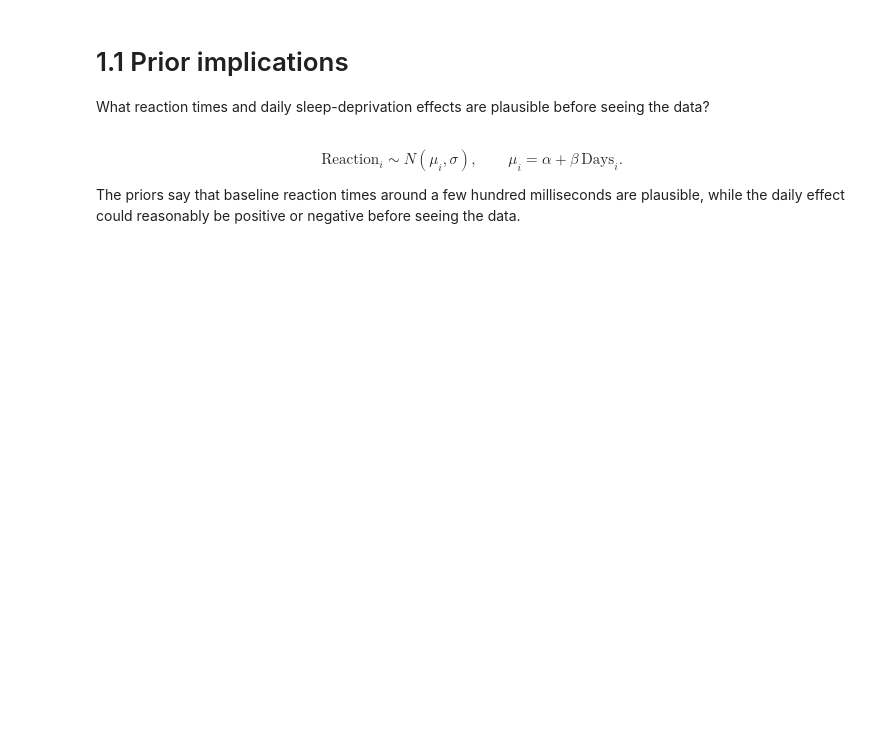
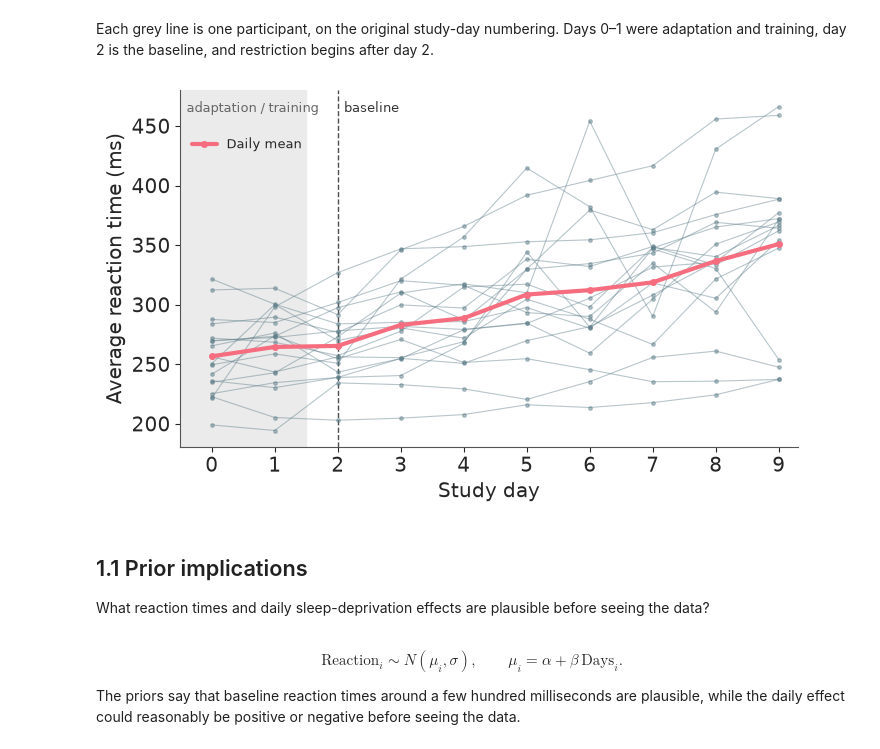
Before and after one commit to opherdonchin/BayesShortCourse, a Jupyter notebook: sleep/solved/01_linear_baseline.ipynb, the cells around one changed output. Saved outputs shown, nothing was run; the diff lists cells and outputs as text; code cells hidden in the pictures; blank space fills up the shorter version.

```diff
--- a/sleep/solved/01_linear_baseline.ipynb
+++ b/sleep/solved/01_linear_baseline.ipynb
@@ -20,17 +22,32 @@ This course pins PyMC, modular ArviZ, and Bambi for reproducibility because thei
 import numpy as np
 import pandas as pd
 import matplotlib.pyplot as plt
-import bambi as bmb
+from matplotlib.lines import Line2D
+from matplotlib.patches import Patch
+import xarray as xr
+from pymc.stats.log_density import compute_log_density
 import pymc as pm
 import arviz_base as azb
+import arviz_plots as azp
 import arviz_stats as azs
-import arviz_plots as azp
 
 RANDOM_SEED = 20260924
 azp.style.use("arviz-variat")
 
 print("PyMC:", pm.__version__)
-print("Bambi:", bmb.__version__)
 print("arviz-base:", azb.__version__)
 print("arviz-plots:", azp.__version__)
 print("arviz-stats:", azs.__version__)
+
+from pathlib import Path
+
+NOTEBOOK = "01_linear_baseline"
+FIG_DIR = Path("../../Slides/figures") if Path("../../Slides").is_dir() else Path("figures")
+FIG_DIR.mkdir(parents=True, exist_ok=True)
+
+def save_slide_figure(fig, section, number=None):
+    """Save a Matplotlib figure or ArviZ PlotCollection for the slides."""
+    suffix = f"_{number}" if number else ""
+    fig.savefig(
+        FIG_DIR / f"{NOTEBOOK}_{section}{suffix}.svg", bbox_inches="tight", transparent=True
+    )
@@ -43,8 +68,8 @@ That zero point is scientifically meaningful, so every Bambi model in this seque
 # %%
 DATA_URL = "https://raw.githubusercontent.com/vincentarelbundock/Rdatasets/master/csv/lme4/sleepstudy.csv"
 
-sleep = pd.read_csv(DATA_URL).drop(columns="rownames")
-sleep = sleep.loc[sleep["Days"] >= 2].copy()
+raw = pd.read_csv(DATA_URL).drop(columns="rownames")
+sleep = raw.loc[raw["Days"] >= 2].copy()
 sleep["Days"] = sleep["Days"] - 2
 sleep["Subject"] = sleep["Subject"].astype(str)
 sleep = sleep.reset_index(drop=True)
@@ -60,0 +89,23 @@ plt.show()
+# %% [markdown]
+Each grey line is one participant, on the original study-day numbering. Days 0–1 were adaptation and training, day 2 is the baseline, and restriction begins after day 2.
+# %%
+fig, ax = plt.subplots(figsize=(7, 4.2))
+ax.axvspan(-0.5, 1.5, color="0.92", zorder=0)
+ax.axvline(2, color="0.3", linestyle="--", linewidth=1)
+ax.text(-0.4, 0.97, "adaptation / training", transform=ax.get_xaxis_transform(),
+        va="top", color="0.4", fontsize=9)
+ax.text(2.1, 0.97, "baseline", transform=ax.get_xaxis_transform(),
+        va="top", color="0.2", fontsize=9)
+for _, person in raw.groupby("Subject"):
+    ax.plot(person["Days"], person["Reaction"], color="#5f7f8a",
+            marker="o", ms=2.5, lw=0.8, alpha=0.45)
+daily_mean = raw.groupby("Days")["Reaction"].mean()
+ax.plot(daily_mean.index, daily_mean.to_numpy(), color="C1", marker="o", ms=4, lw=3,
+        label="Daily mean")
+ax.set(xlabel="Study day", ylabel="Average reaction time (ms)",
+       xticks=range(10), xlim=(-0.5, 9.3))
+ax.legend(loc="upper left", bbox_to_anchor=(0, 0.9), frameon=False, fontsize=9)
+save_slide_figure(fig, "data")
+plt.show()
+# %% [output]
+[figure, added]
@@ -61,5 +178,5 @@ plt.show()
 # %% [markdown]
-# 1.1 Prior implications
+## 1.1 Prior implications
 
 What reaction times and daily sleep-deprivation effects are plausible before seeing the data?
 # %% [markdown]
```
Also changed, not shown: parts of 30 cells of this notebook, 3 other files.
